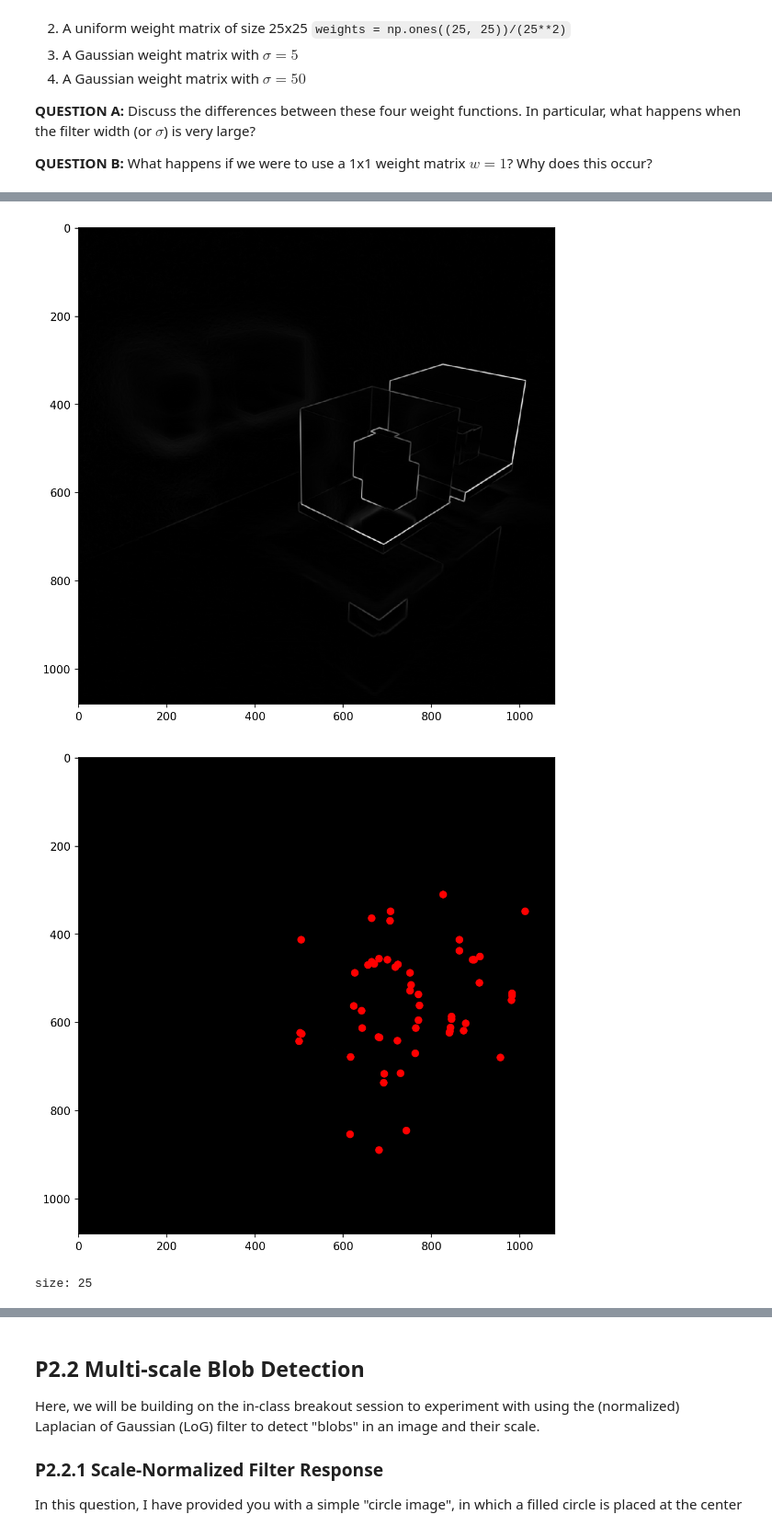
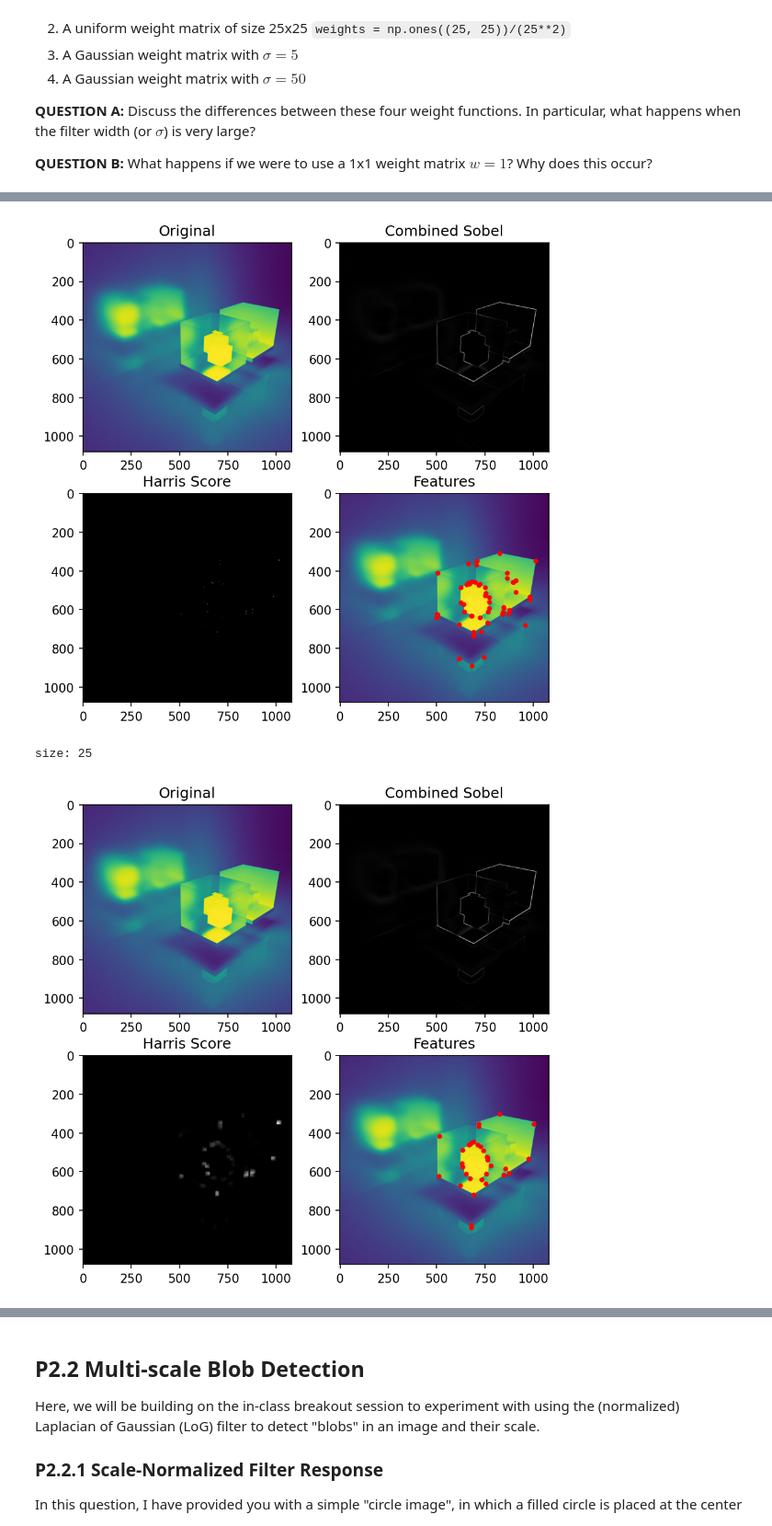
Before and after one commit to 2016bgeyer/Feature-Detection-and-Matching, a Jupyter notebook: P2_features_scale_warping.ipynb, the cells around one changed output, grey strips where cells are left out. Shown at 92% size. Drawn from its saved outputs; the diff is of its cells as text; code cells hidden in the pictures.

Commit message:
Finished 2.2-2.4 with 2.1 b writeup next

```diff
--- a/P2_features_scale_warping.ipynb
+++ b/P2_features_scale_warping.ipynb
@@ -135,7 +145,8 @@ def debug_print(var, val=None):
 
 import scipy.signal
 from scipy import signal, ndimage
-def sobel_filter(im, k_size):
+
+def sobel_filter(im, k_size, show=True):
     if k_size == 3:
         kh = np.array([[-1, 0, 1], [-2, 0, 2], [-1, 0, 1]], dtype = np.float)
         kv = np.array([[1, 2, 1], [0, 0, 0], [-1, -2, -1]], dtype = np.float)
@@ -157,9 +168,10 @@ def sobel_filter(im, k_size):
 
     g = np.hypot(gx, gy)
     g *= 255.0 / np.max(g)
-    fig = plt.figure(figsize=(8, 8), dpi=150)
-    plt.imshow(g, cmap=plt.cm.gray)
-    return gx, gy
+    if show:
+        fig = plt.figure(figsize=(8, 8), dpi=150)
+        plt.imshow(g, cmap=plt.cm.gray)
+    return gx, gy, g
 
 
 def uniform_weights(ix, iy, size):
@@ -194,57 +206,87 @@ def score(ixx, ixy, iyy, in_class_score=True):
     harris_response_score = (detH / traceH) if in_class_score else traceH
     return harris_response_score
 
-def threshhold_and_print(harris_response_score, threshold=0.9):
-    debug_print('threshold', threshold)
-    fig = plt.figure(figsize=(8, 8), dpi=150)
-    plt.imshow(harris_response_score, cmap='gray')
+def threshold_and_print(harris_response_score, threshold=0.9):
     points = get_local_maxima(harris_response_score, threshold=threshold)
-    plt.plot(points[:, 0], points[:, 1], 'ro')
-    plt.show()
+#     debug_print('threshold', threshold)
+    debug_print('points', points)
+#     if debug and points.size > 0:
+#         fig = plt.figure(figsize=(8, 8), dpi=150)
+#         plt.imshow(harris_response_score, cmap='gray')
+#         plt.plot(points[:, 0], points[:, 1], 'ro')
+#         plt.show()
+    return points
 
 
 
 
 # Output Parameters
+debug = False
+ix, iy, ix_and_y = sobel_filter(image, 5, debug)
+# ix2 = np.square(ix)
+# iy2 = np.square(iy)
+# both = ix2 + iy2
+# combined_sobel = np.sqrt(both)
 
-ix, iy = sobel_filter(image, 5)
 uniform_sizes = [5, 25]
 sigmas = [5, 50]
 thresholds = [0.95]
 in_class_score = True # True by default
-debug = False
 
 
 
 print('\nStarting Uniform\n')
 for size in uniform_sizes:
     p('size', size)
     ixx, ixy, iyy = uniform_weights(ix, iy, size)
     if debug:
         debug_print('\nAfter Weights')
         debug_print('ixx', ixx)
         debug_print('ixy', ixy)
         debug_print('iyy', iyy)
     harris_response_score = score(ixx, ixy, iyy, in_class_score)
     debug_print('harris_response_score', harris_response_score)
     for t in thresholds:
-        threshhold_and_print(harris_response_score, t)
+        points = threshold_and_print(harris_response_score, t)
+
+        # Generating a 2x2 image for writeup
+        fig = plt.figure(figsize=(7, 7), dpi=150)
+
+        image = load_image("light_cubes_base.png")[:, :, 0]
+        ax = plt.subplot(2, 2, 1)
+        plt.title('Original')
+        plt.imshow(image)
+
+        ax = plt.subplot(2, 2, 2)
+        plt.title('Combined Sobel')
+        plt.imshow(ix_and_y, cmap='gray')
+
+        ax = plt.subplot(2, 2, 3)
+        plt.title('Harris Score')
+        plt.imshow(harris_response_score, cmap='gray')
+
+        ax = plt.subplot(2, 2, 4)
+        plt.title('Features')
+        plt.imshow(image)
+        plt.plot(points[:, 0], points[:, 1], 'ro', markersize=3)
+        plt.show()
+
 
 print('\nStarting Gaussian\n')
 for sigma in sigmas:
     p('sigma', sigma)
     ixx, ixy, iyy = gaussian_weights(ix, iy, sigma)
     debug_print('ixx', ixx)
     debug_print('ixy', ixy)
     debug_print('iyy', iyy)
     harris_response_score = score(ixx, ixy, iyy, in_class_score)
     debug_print('harris_response_score', harris_response_score)
     for t in thresholds:
-        threshhold_and_print(harris_response_score, t)
+        threshold_and_print(harris_response_score, t)
 # %% [output]
 Starting Uniform
 
 size: 5
-[figure, old version]
+[figure, new version]
+size: 25
-[figure, old version]
+[figure, new version]
-size: 25
```
Also changed, not shown: parts of 15 cells of this notebook, 17 other files.
